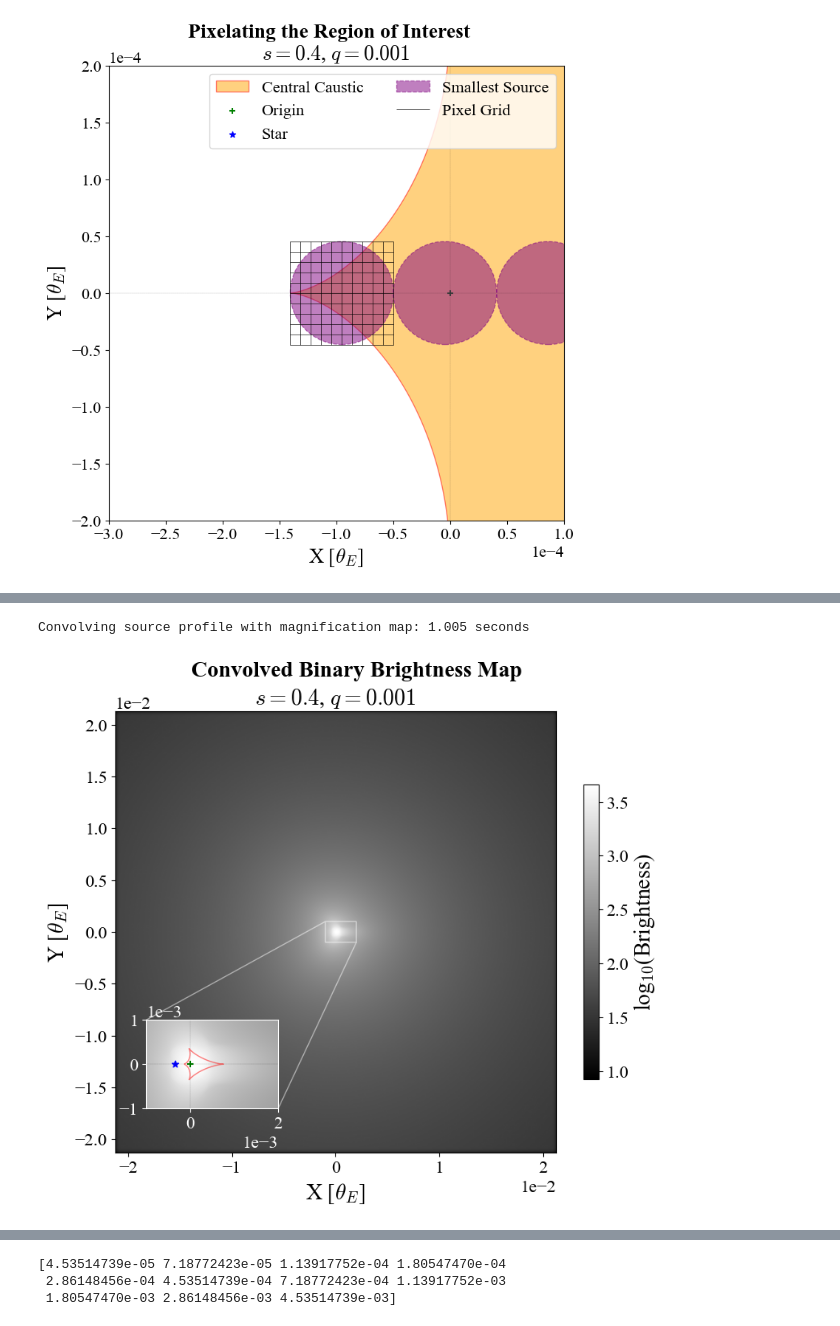
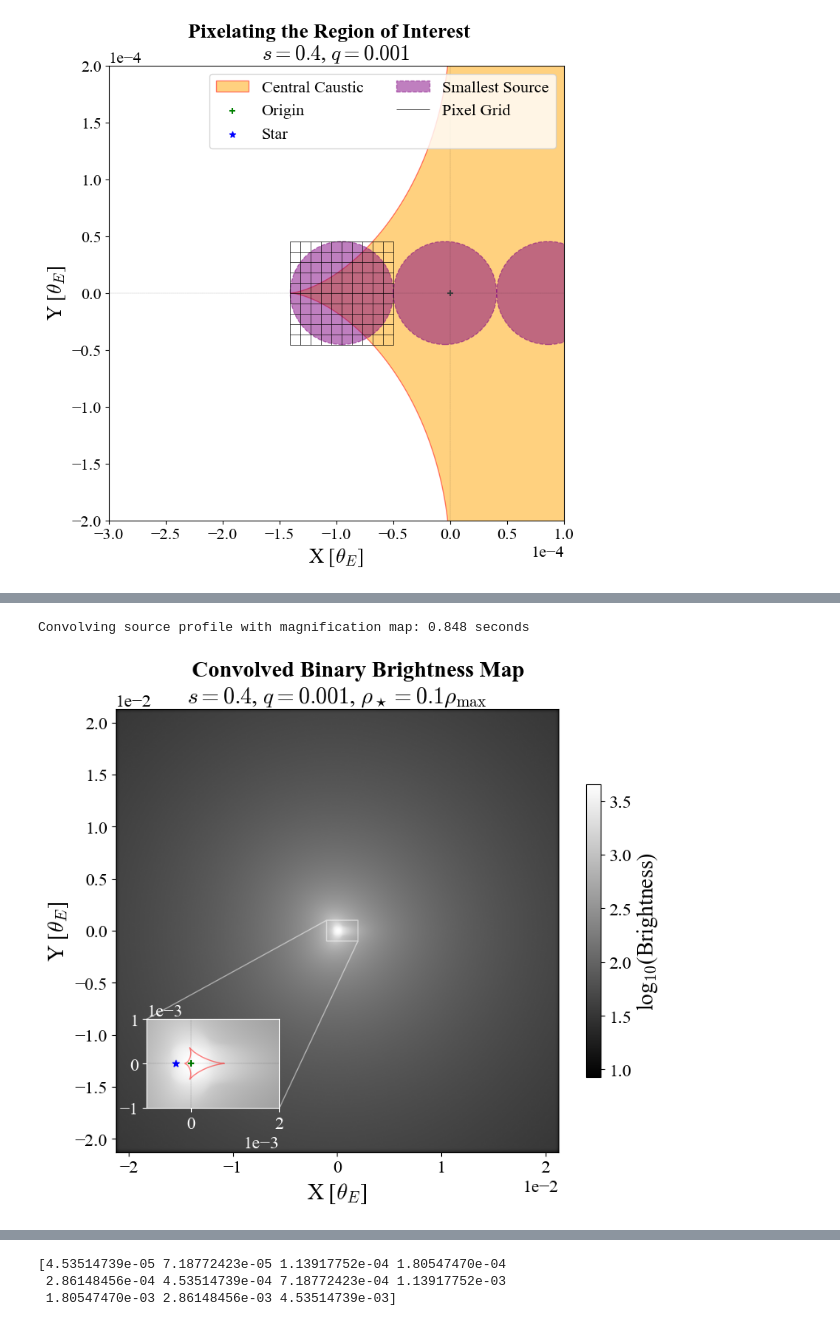
Before and after one commit to saividyud/NBLens, a Jupyter notebook: Unity Analysis/Honors Thesis/all_plots.ipynb, the cells around one changed output, grey strips where cells are left out. Drawn from its saved outputs; the diff is of its cells as text; code cells hidden in the pictures.

```diff
--- a/Unity Analysis/Honors Thesis/all_plots.ipynb
+++ b/Unity Analysis/Honors Thesis/all_plots.ipynb
@@ -1078,7 +1103,7 @@ ax.set_ylim(-view, view)
 # ax.hlines(0, -view, view, colors='black', linestyles='dashed', linewidth=0.1)
 # ax.vlines(0, -view, view, colors='black', linestyles='dashed', linewidth=0.1)
 
-ax.set_title(f'$s = {s}$, $q = {q}$')
+ax.set_title(f'$s = {s}$, $q = {q}$, $\\rho_\\star = 0.1 \\rho_\\max$')
 ax.set_xlabel(r'X [$\theta_E$]')
 ax.set_ylabel(r'Y [$\theta_E$]')
 
@@ -1089,36 +1114,36 @@ axins1.add_patch(patches.Polygon(
     edgecolor='red', facecolor='none', alpha=0.5, zorder=5, label='Central\nCaustic'))
 axins1.imshow(np.log10(brightnesses), cmap='gray', extent=[-sim.ang_width/2 - sim.ang_res/2, sim.ang_width/2 + sim.ang_res/2, -sim.ang_width/2 - sim.ang_res/2, sim.ang_width/2 + sim.ang_res/2])
 axins1.scatter(lens_attributes[0, 0], lens_attributes[0, 1],
           color='blue', marker='*', label='Star')
 axins1.scatter(0, 0,
           color='green', marker='+', label='Origin')
 axins1.set_xlim(-0.001, 0.002)
 axins1.set_ylim(-0.001, 0.001)
 axins1.set_aspect('equal')
 axins1.hlines(0, -view, view, colors='black', linestyles='dashed', linewidth=0.1)
 axins1.vlines(0, -view, view, colors='black', linestyles='dashed', linewidth=0.1)
 ax.indicate_inset_zoom(axins1, edgecolor='white')
 axins1.ticklabel_format(style='sci', axis='both', scilimits=(0,0))
 # Change axins1 axes ticks to white color
 axins1.tick_params(colors='white')
 # Add white boundary to axins1
 axins1.spines['bottom'].set_color('white')
 axins1.spines['left'].set_color('white')
 axins1.spines['right'].set_color('white')
 axins1.spines['top'].set_color('white')
 
 # Make axes ticks in scientific notation
 ax.ticklabel_format(style='sci', axis='both', scilimits=(0,0))
 bar.ax.ticklabel_format(style='scientific', scilimits=(0, 0))
 
 # axins1.legend(ncol=2, loc='upper right', transform=ax.transAxes)
 
-# fig.savefig('./Figures/Convolved Binary Brightness Map.png', dpi=300)
+# fig.savefig('./Presentation Figures/Convolved Binary Brightness Map 0.1 rho_max.png', dpi=300)
 
 plt.show()
 # %% [output]
-Convolving source profile with magnification map: 1.005 seconds
+Convolving source profile with magnification map: 0.848 seconds
-[figure, old version]
+[figure, new version]
 # %%
 s = 0.4
 q = 1e-3
```
Also changed, not shown: parts of 18 cells of this notebook, 22 other files.
